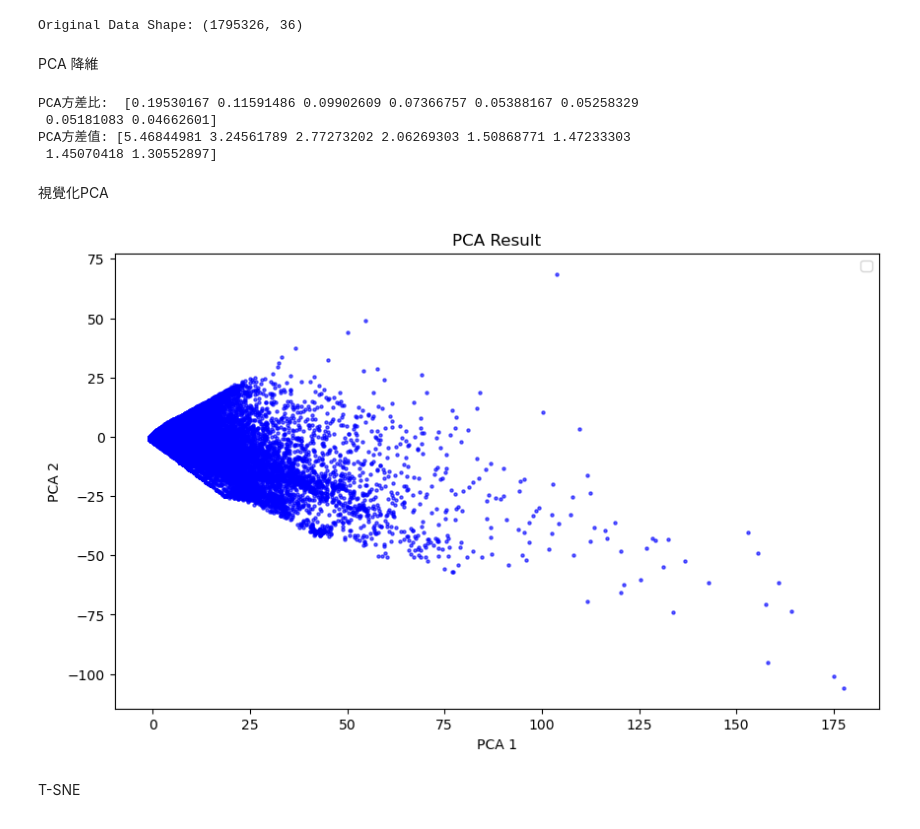
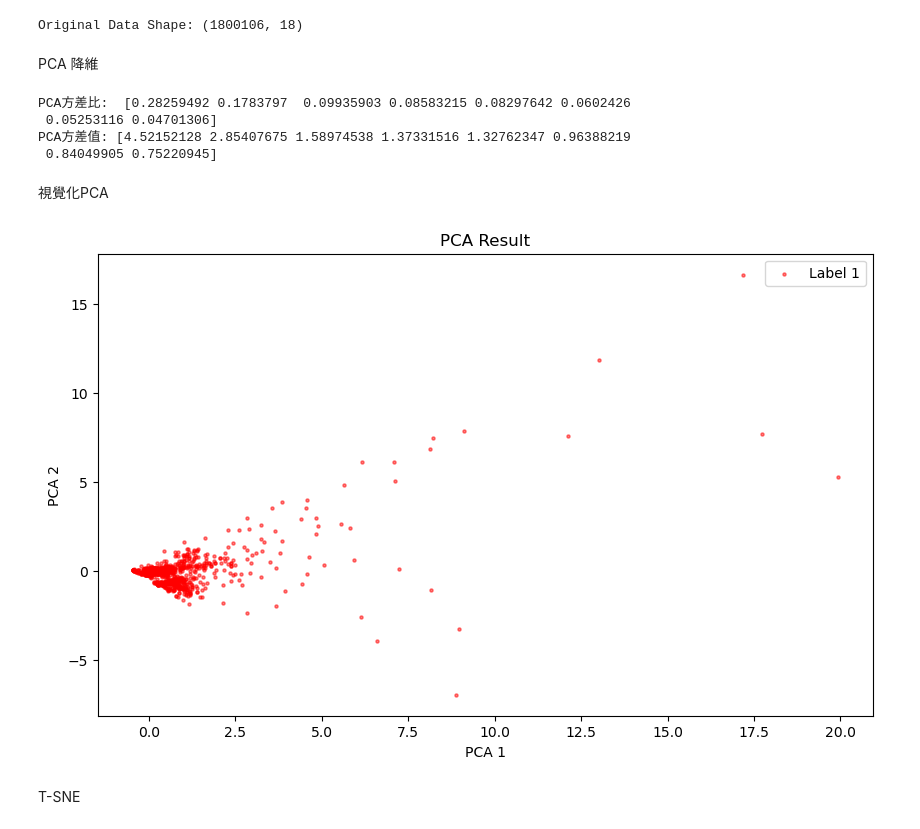
Before and after one commit to asherHSU/NTUST_CSIE_DS, a Jupyter notebook: Util/Visualization.ipynb, the cells around one changed output. Saved outputs shown, nothing was run; the diff lists cells and outputs as text; code cells hidden in the pictures.

```diff
--- a/Util/Visualization.ipynb
+++ b/Util/Visualization.ipynb
@@ -12,12 +12,12 @@ from openTSNE import TSNE
 import umap
 
 # 改成自己的路徑
-df_origin = pd.read_csv('C:\\school\\SchoolProgram\\NTUST_CSIE_DS\\DataSet\\preprocessing_T1_2_3.csv')
+df_origin = pd.read_csv('C:\\school\\SchoolProgram\\NTUST_CSIE_DS\\DataSet\\Preprocessing_T3.csv')
 
 #shape
 print("Original Data Shape:", df_origin.shape)
 # %% [output]
-Original Data Shape: (1795326, 36)
+Original Data Shape: (1800106, 18)
 # %% [markdown]
 PCA 降維
 # %%
@@ -26,7 +26,7 @@ scaler = StandardScaler()
 
 #auto drop non-numeric, nan columns
 df_numeric = df_origin.select_dtypes(include=[np.number]).dropna(axis=1)
-X_scaled = scaler.fit_transform(df_numeric)
+X_scaled = scaler.fit_transform(df_numeric.drop(columns=['label']))
 
 # PCA降維
 pca = PCA(n_components=8, random_state=42)
@@ -35,23 +35,38 @@ pca_result = pca.fit_transform(X_scaled)
 print('PCA方差比: ',pca.explained_variance_ratio_)
 print('PCA方差值:',pca.explained_variance_)
 # %% [output]
-PCA方差比:  [0.19530167 0.11591486 0.09902609 0.07366757 0.05388167 0.05258329
- 0.05181083 0.04662601]
-PCA方差值: [5.46844981 3.24561789 2.77273202 2.06269303 1.50868771 1.47233303
- 1.45070418 1.30552897]
+PCA方差比:  [0.28259492 0.1783797  0.09935903 0.08583215 0.08297642 0.0602426
+ 0.05253116 0.04701306]
+PCA方差值: [4.52152128 2.85407675 1.58974538 1.37331516 1.32762347 0.96388219
+ 0.84049905 0.75220945]
 # %% [markdown]
 視覺化PCA
 # %%
-plt.figure(figsize=(10,6))
-plt.scatter(pca_result[:,0], pca_result[:,1], s=5, alpha=0.6, c='blue')
+colors = ['red' if label == 1 else 'blue' for label in df_numeric['label']]
+
+#version1: plot all points
+plt.figure(figsize=(10, 6))
+plt.scatter(pca_result[:, 0], pca_result[:, 1], s=5, alpha=0.5, c=colors)
 plt.title('PCA Result')
 plt.xlabel('PCA 1')
 plt.ylabel('PCA 2')
 plt.grid(False)
 plt.legend()
 plt.show()
+
+#version2: only plot label = 1
+mask = df_numeric['label'] == 1
+
+plt.figure(figsize=(10, 6))
+plt.scatter(pca_result[mask, 0], pca_result[mask, 1], s=5, alpha=0.5, c='red', label='Label 1')
+plt.title('PCA Result')
+plt.xlabel('PCA 1')
+plt.ylabel('PCA 2')
+plt.grid(False)
+plt.legend()
+plt.show()
 # %% [output]
-[figure, old version]
+[figure, new version]
 # %% [markdown]
 T-SNE
 # %%
```
Also changed, not shown: parts of 2 cells of this notebook.
